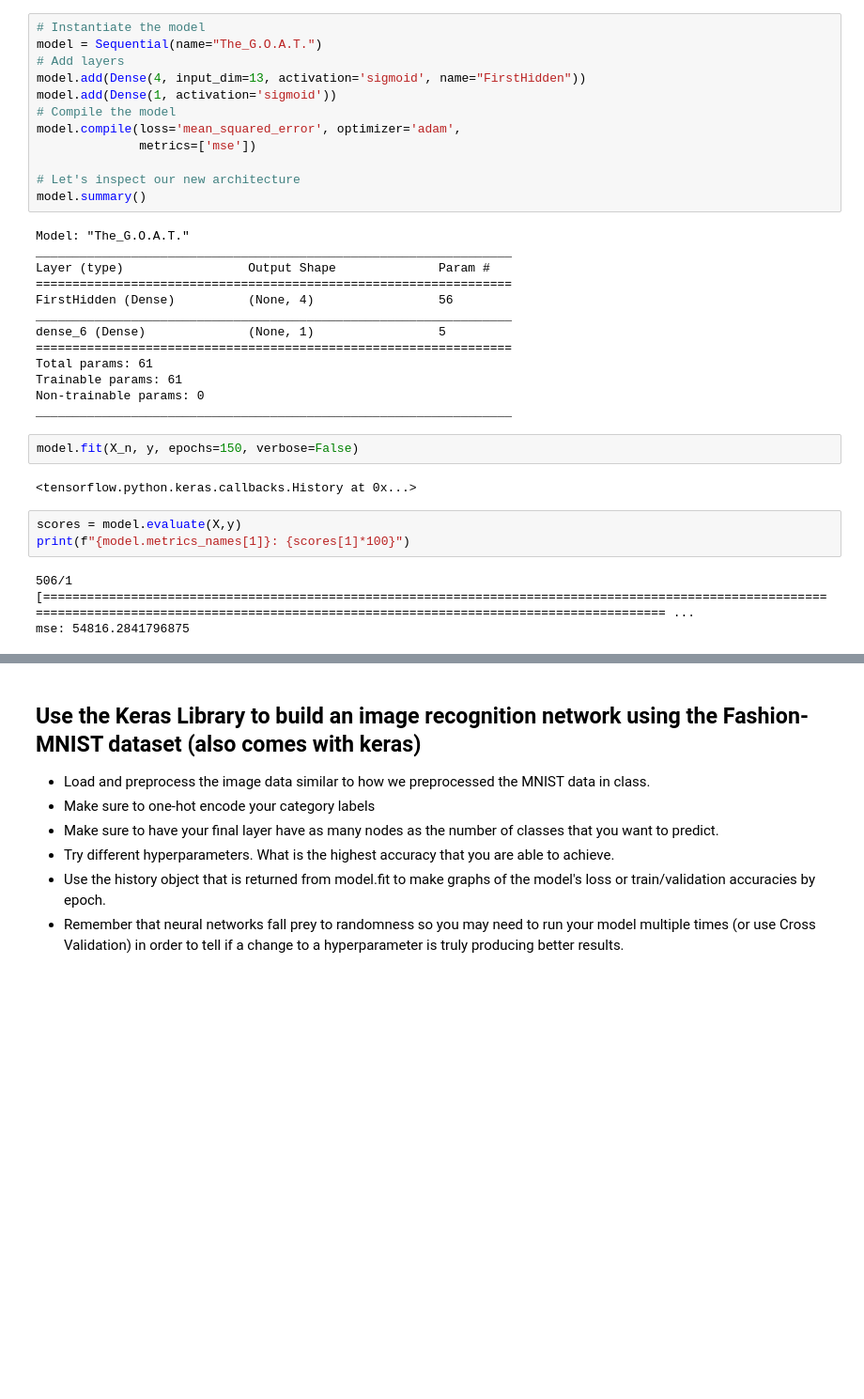
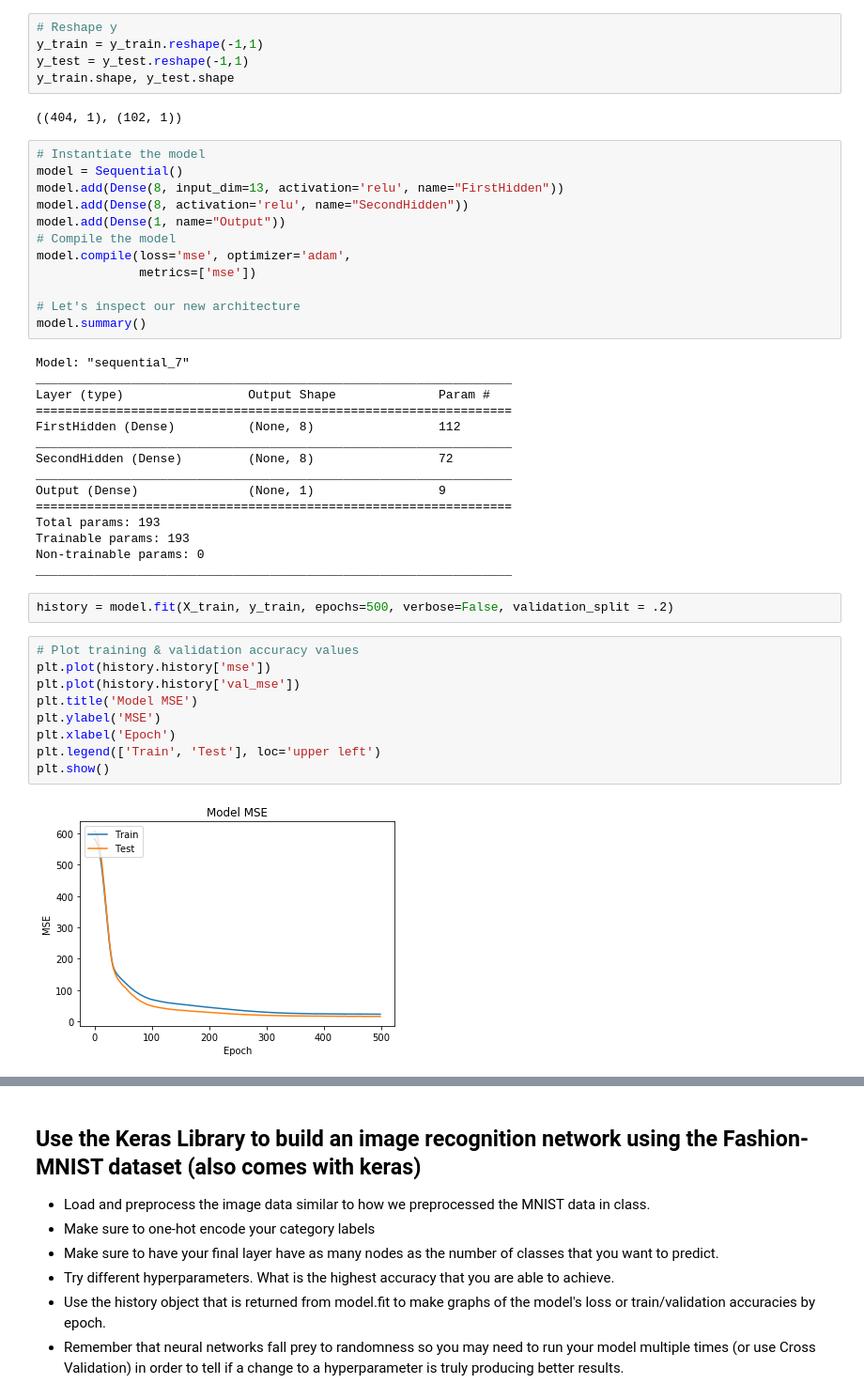
Before and after one commit to ethanmjansen/DS-Unit-4-Sprint-2-Neural-Networks, a Jupyter notebook: module3-Intro-to-Keras/LS_DS_423_Keras_Assignment.ipynb, the cells around one changed output, grey strips where cells are left out. Shown at 94% size. Drawn from its saved outputs; the diff is of its cells as text; blank space fills up the shorter version.

```diff
--- a/module3-Intro-to-Keras/LS_DS_423_Keras_Assignment.ipynb
+++ b/module3-Intro-to-Keras/LS_DS_423_Keras_Assignment.ipynb
@@ -45,35 +46,47 @@ X_n = norm.fit_transform(X)
+# %%
+# Reshape y
+y_train = y_train.reshape(-1,1)
+y_test = y_test.reshape(-1,1)
+y_train.shape, y_test.shape
+# %% [output]
+((404, 1), (102, 1))
 # %%
 # Instantiate the model
-model = Sequential(name="The_G.O.A.T.")
-# Add layers
-model.add(Dense(4, input_dim=13, activation='sigmoid', name="FirstHidden"))
-model.add(Dense(1, activation='sigmoid'))
+model = Sequential()
+model.add(Dense(8, input_dim=13, activation='relu', name="FirstHidden"))
+model.add(Dense(8, activation='relu', name="SecondHidden"))
+model.add(Dense(1, name="Output"))
 # Compile the model
-model.compile(loss='mean_squared_error', optimizer='adam',
+model.compile(loss='mse', optimizer='adam',
               metrics=['mse'])
 
 # Let's inspect our new architecture
 model.summary()
 # %% [output]
-Model: "The_G.O.A.T."
+Model: "sequential_7"
 _________________________________________________________________
 Layer (type)                 Output Shape              Param #
 =================================================================
-FirstHidden (Dense)          (None, 4)                 56
+FirstHidden (Dense)          (None, 8)                 112
 _________________________________________________________________
-dense_6 (Dense)              (None, 1)                 5
+SecondHidden (Dense)         (None, 8)                 72
+_________________________________________________________________
+Output (Dense)               (None, 1)                 9
 =================================================================
-Total params: 61
-Trainable params: 61
+Total params: 193
+Trainable params: 193
 Non-trainable params: 0
 _________________________________________________________________
-# %%
-model.fit(X_n, y, epochs=150, verbose=False)
-# %% [output]
-<tensorflow.python.keras.callbacks.History at 0x...>
-# %%
-scores = model.evaluate(X,y)
-print(f"{model.metrics_names[1]}: {scores[1]*100}")
-# %% [output]
-506/1 [================================================================================================================================================================================================= ...
-mse: 54816.2841796875
+# %%
+history = model.fit(X_train, y_train, epochs=500, verbose=False, validation_split = .2)
+# %%
+# Plot training & validation accuracy values
+plt.plot(history.history['mse'])
+plt.plot(history.history['val_mse'])
+plt.title('Model MSE')
+plt.ylabel('MSE')
+plt.xlabel('Epoch')
+plt.legend(['Train', 'Test'], loc='upper left')
+plt.show()
+# %% [output]
+[figure, added]
```
Also changed, not shown: parts of 12 cells of this notebook, 2 other files.
